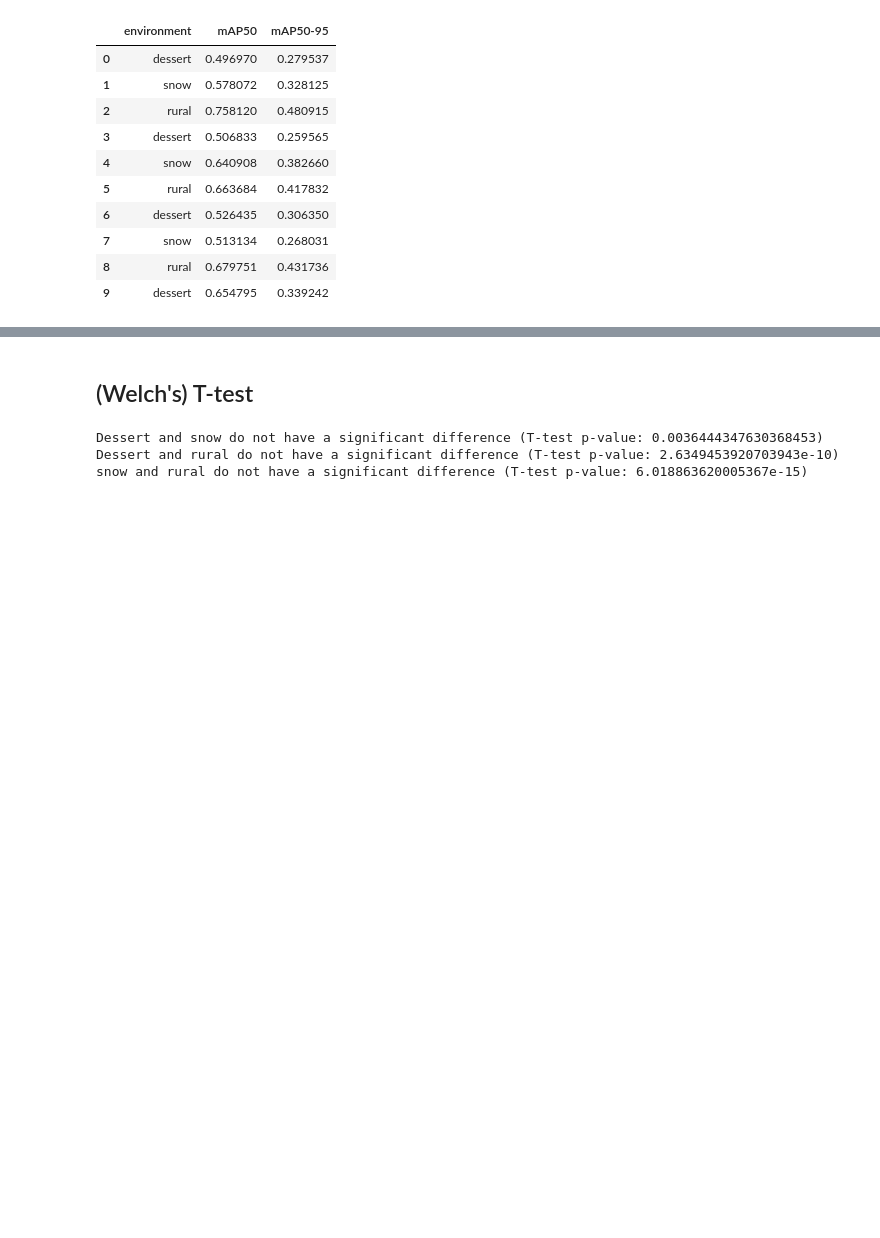
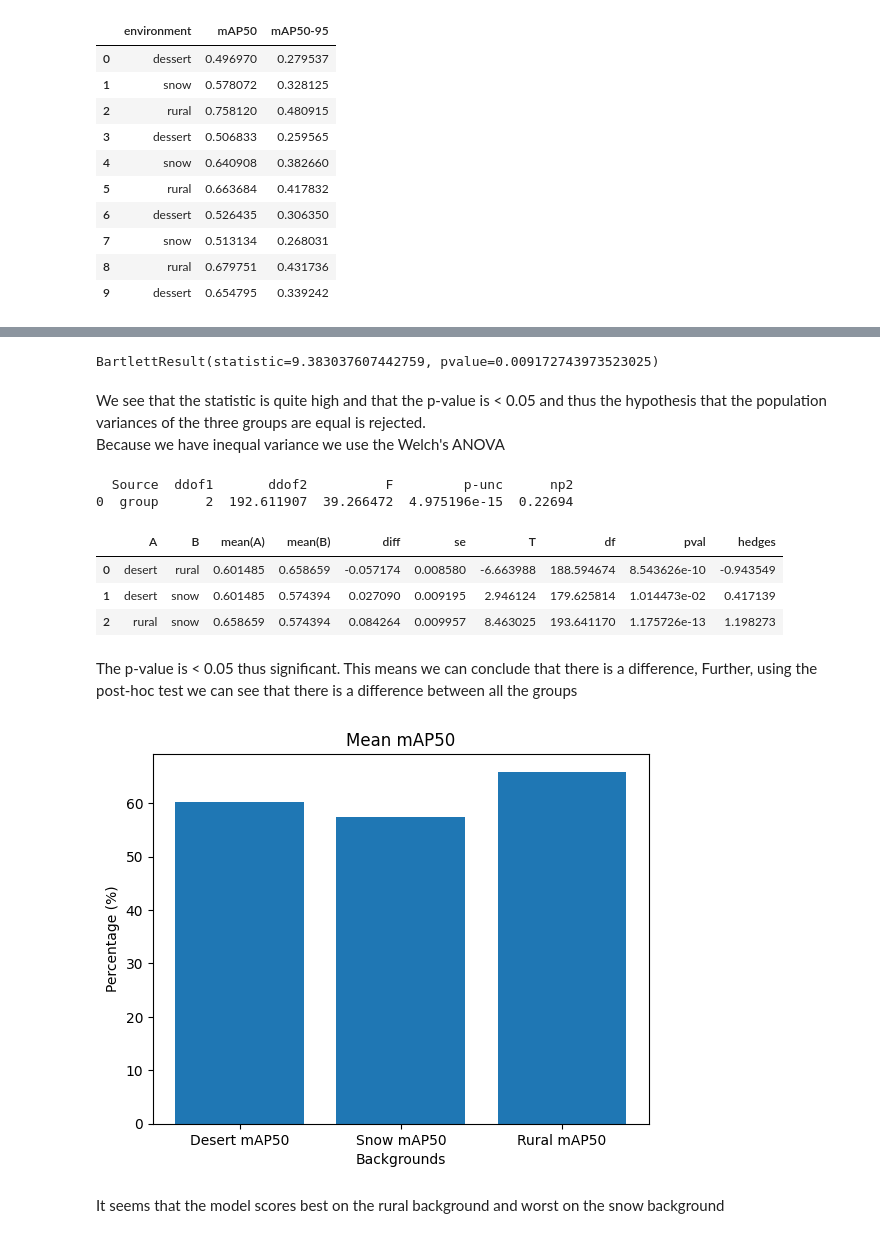
Before and after one commit to 4rn3/RM_pre_shot_sniper_detection, a Jupyter notebook: compare_bias.ipynb, the cells around one changed output, grey strips where cells are left out. Saved outputs shown, nothing was run; the diff lists cells and outputs as text; code cells hidden in the pictures; blank space fills up the shorter version.

Commit message:
change Ttest to ANOVA

```diff
--- a/compare_bias.ipynb
+++ b/compare_bias.ipynb
@@ -123,3 +125,7 @@ df.head(10)
 | 7 | snow | 0.513134 | 0.268031 |
 | 8 | rural | 0.679751 | 0.431736 |
 | 9 | dessert | 0.654795 | 0.339242 |
+# %%
+desert = df[df["environment"] == "dessert"]
+snow = df[df["environment"] == "snow"]
+rural = df[df["environment"] == "rural"]
@@ -183,14 +146,56 @@ All three do not have equal variance (levene p-value: 0.027989335294336958)
-# %% [markdown]
-## (Welch's) T-test
-# %%
-dessert_snow_ttest = ttest_ind(df_dessert["mAP50"], df_snow["mAP50"], equal_var=False)[1]
-dessert_rural_ttest = ttest_ind(df_dessert["mAP50"], df_rural["mAP50"], equal_var=True)[1]
-snow_rural_ttest = ttest_ind(df_snow["mAP50"], df_rural["mAP50"], equal_var=True)[1]
-
-print(f"Dessert and snow {'' if dessert_snow_ttest > 0.05 else 'do not'} have a significant difference (T-test p-value: {dessert_snow_ttest})")
-print(f"Dessert and rural {'' if dessert_rural_ttest > 0.05 else 'do not'} have a significant difference (T-test p-value: {dessert_rural_ttest})")
-print(f"snow and rural {'' if snow_rural_ttest > 0.05 else 'do not'} have a significant difference (T-test p-value: {snow_rural_ttest})")
-# %% [output]
-Dessert and snow do not have a significant difference (T-test p-value: 0.0036444347630368453)
-Dessert and rural do not have a significant difference (T-test p-value: 2.6349453920703943e-10)
-snow and rural do not have a significant difference (T-test p-value: 6.018863620005367e-15)
+# %%
+bartlett(rural["mAP50"], snow["mAP50"], desert["mAP50"])
+# %% [output]
+BartlettResult(statistic=9.383037607442759, pvalue=0.009172743973523025)
+# %% [markdown]
+We see that the statistic is quite high and that the p-value is < 0.05 and thus the hypothesis that the population variances of the three groups are equal is rejected.<br>
+Because we have inequal variance we use the Welch's ANOVA
+# %%
+rural_mAP50 = list(rural["mAP50"])
+snow_mAP50 = list(snow["mAP50"])
+desert_mAP50 = list(desert["mAP50"])
+
+len_rural = len(rural_mAP50)
+len_snow = len(snow_mAP50)
+len_desert = len(desert_mAP50)
+
+data = pd.DataFrame({
+    'value': rural_mAP50 + snow_mAP50 + desert_mAP50,
+    'group': ['rural'] * len_rural + ['snow'] * len_snow + ['desert'] * len_desert
+})
+
+aov = pg.welch_anova(dv='value', between='group', data=data)
+
+print(aov)
+# %% [output]
+  Source  ddof1       ddof2          F         p-unc      np2
+0  group      2  192.611907  39.266472  4.975196e-15  0.22694
+# %%
+pg.pairwise_gameshowell(dv='value', between='group', data=data)
+# %% [output]
+|  | A | B | mean(A) | mean(B) | diff | se | T | df | pval | hedges |
+| 0 | desert | rural | 0.601485 | 0.658659 | -0.057174 | 0.008580 | -6.663988 | 188.594674 | 8.543626e-10 | -0.943549 |
+| 1 | desert | snow | 0.601485 | 0.574394 | 0.027090 | 0.009195 | 2.946124 | 179.625814 | 1.014473e-02 | 0.417139 |
+| 2 | rural | snow | 0.658659 | 0.574394 | 0.084264 | 0.009957 | 8.463025 | 193.641170 | 1.175726e-13 | 1.198273 |
+# %% [markdown]
+The p-value is < 0.05 thus significant. This means we can conclude that there is a difference, Further, using the post-hoc test we can see that there is a difference between all the groups
+# %%
+map50_values = (desert["mAP50"].mean(), snow["mAP50"].mean(), rural["mAP50"].mean())
+
+percentages = [val * 100 for val in map50_values]
+
+labels = ['Desert mAP50', 'Snow mAP50', 'Rural mAP50']
+
+plt.bar(labels, percentages)
+
+plt.title('Mean mAP50')
+plt.xlabel('Backgrounds')
+plt.ylabel('Percentage (%)')
+
+# Show the plot
+plt.savefig('./viz_img/background_bias.png')
+plt.show()
+# %% [output]
+[figure, added]
+# %% [markdown]
+It seems that the model scores best on the rural background and worst on the snow background
```
Also changed, not shown: parts of 12 cells of this notebook.
